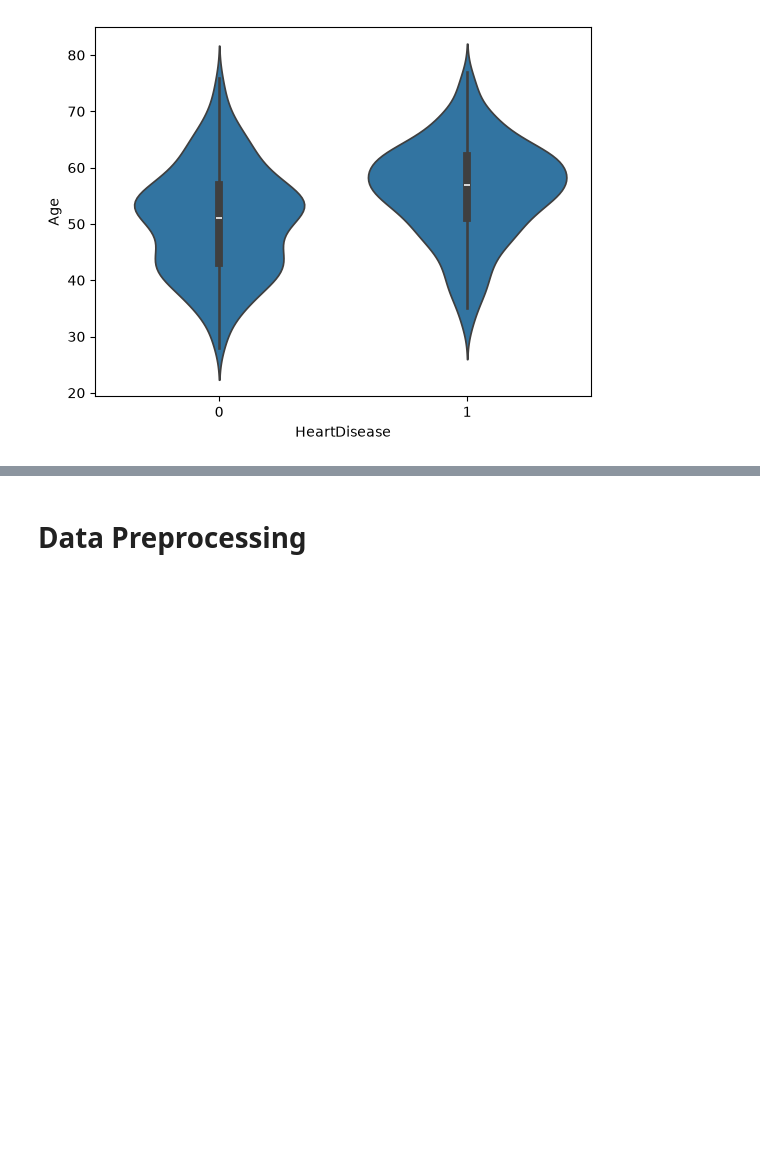
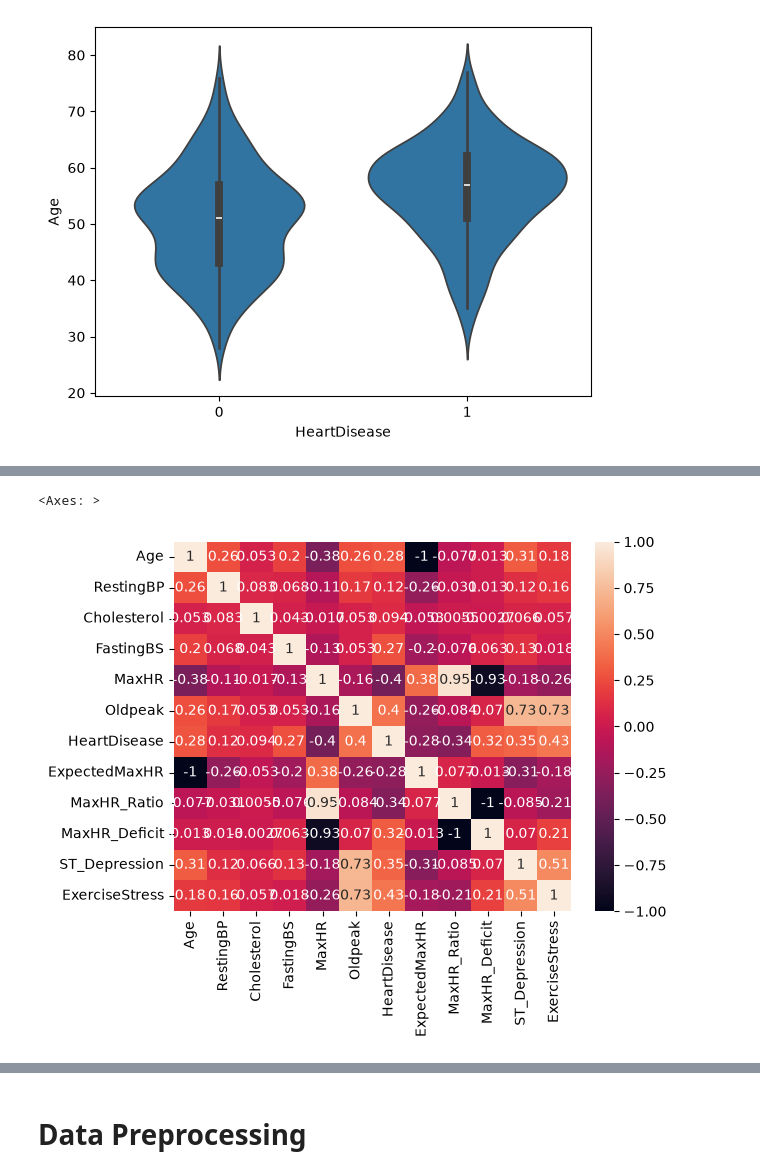
Before and after one commit to Harshit765G4/Machine-Learning-Practice, a Jupyter notebook: DataPreprocessing/heartProject.ipynb, the cells around one changed output, grey strips where cells are left out. Saved outputs shown, nothing was run; the diff lists cells and outputs as text; code cells hidden in the pictures; blank space fills up the shorter version.

```diff
--- a/DataPreprocessing/heartProject.ipynb
+++ b/DataPreprocessing/heartProject.ipynb
@@ -258,0 +261,7 @@ sns.heatmap(df.corr(numeric_only=True), annot=True)
+# %%
+df["AgeGroup"] = pd.cut(
+    df["Age"],
+    bins=[0, 40, 50, 60, 70, 100],
+    labels=["<40", "40-50", "50-60", "60-70", "70+"],
+    right=False
+)
@@ -258,0 +277,19 @@ sns.heatmap(df.corr(numeric_only=True), annot=True)
+# %%
+df["ExpectedMaxHR"] = 220 - df["Age"]
+
+df["MaxHR_Ratio"] = (
+    df["MaxHR"] / df["ExpectedMaxHR"]
+)
+
+df["MaxHR_Deficit"] = (
+    df["ExpectedMaxHR"] - df["MaxHR"]
+)
+# %%
+df["ST_Depression"] = (
+    df["Oldpeak"] > 0
+).astype(int)
+# %%
+df["ExerciseStress"] = (
+    (df["ExerciseAngina"] == "Y").astype(int)
+    * df["Oldpeak"]
+)
@@ -258,0 +304,8 @@ sns.heatmap(df.corr(numeric_only=True), annot=True)
+# %%
+sns.heatmap(
+    df.corr(numeric_only=True),
+    annot=True
+)
+# %% [output]
+<Axes: >
+[figure, added]
```
Also changed, not shown: parts of 43 cells of this notebook, 2 other files.
